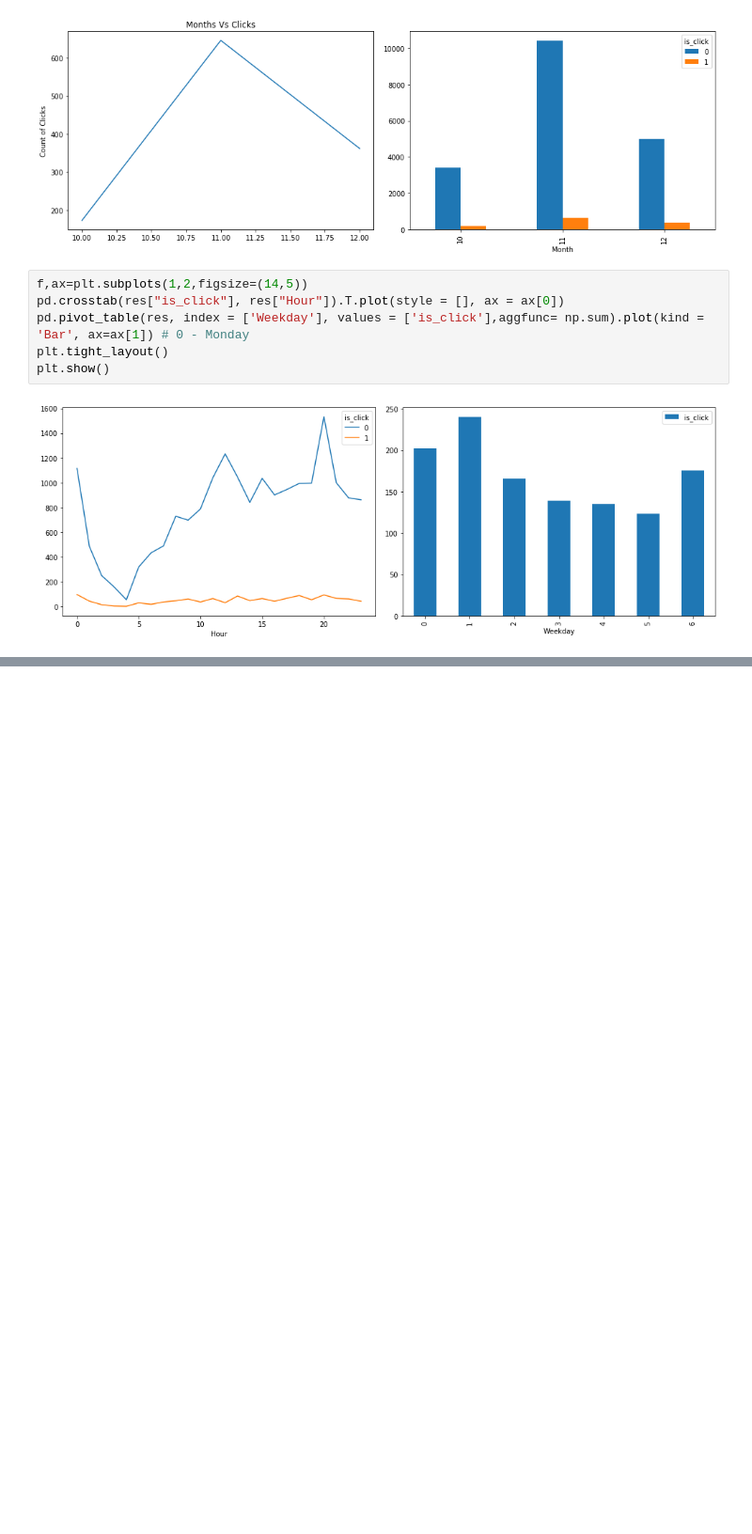
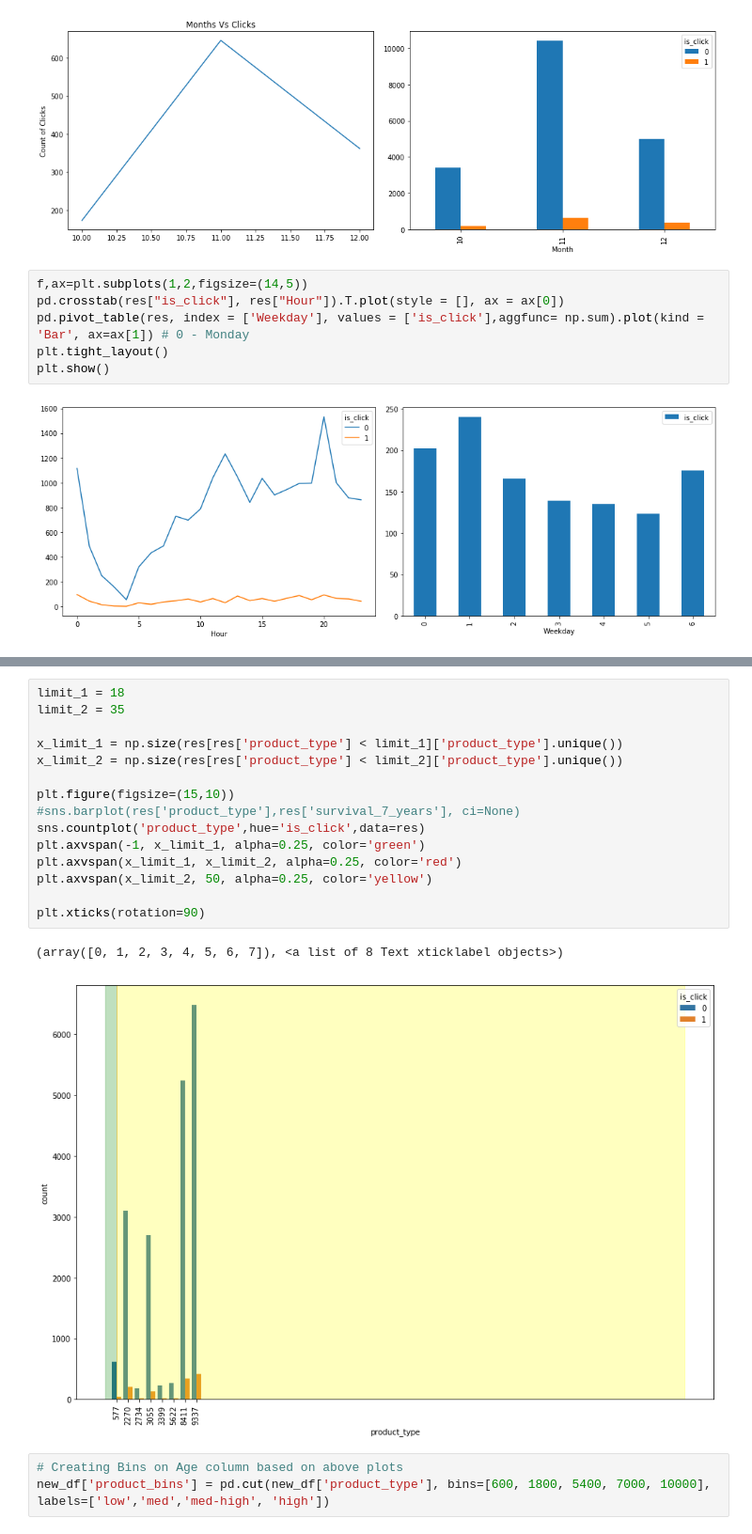
Before and after one commit to AmeyMohite12/ctr_fyp, a Jupyter notebook: Test_criterio.ipynb, the cells around one changed output, grey strips where cells are left out. Shown at 94% size. Cells and saved outputs as stored; diff of their text form; blank space fills up the shorter version.

```diff
--- a/Test_criterio.ipynb
+++ b/Test_criterio.ipynb
@@ -212,0 +392,21 @@ plt.show()
+# %%
+limit_1 = 18
+limit_2 = 35
+
+x_limit_1 = np.size(res[res['product_type'] < limit_1]['product_type'].unique())
+x_limit_2 = np.size(res[res['product_type'] < limit_2]['product_type'].unique())
+
+plt.figure(figsize=(15,10))
+#sns.barplot(res['product_type'],res['survival_7_years'], ci=None)
+sns.countplot('product_type',hue='is_click',data=res)
+plt.axvspan(-1, x_limit_1, alpha=0.25, color='green')
+plt.axvspan(x_limit_1, x_limit_2, alpha=0.25, color='red')
+plt.axvspan(x_limit_2, 50, alpha=0.25, color='yellow')
+
+plt.xticks(rotation=90)
+# %% [output]
+(array([0, 1, 2, 3, 4, 5, 6, 7]), <a list of 8 Text xticklabel objects>)
+[figure, added]
+# %%
+# Creating Bins on Age column based on above plots
+new_df['product_bins'] = pd.cut(new_df['product_type'], bins=[600, 1800, 5400, 7000, 10000], labels=['low','med','med-high', 'high'])
```
Also changed, not shown: parts of 27 cells of this notebook.
